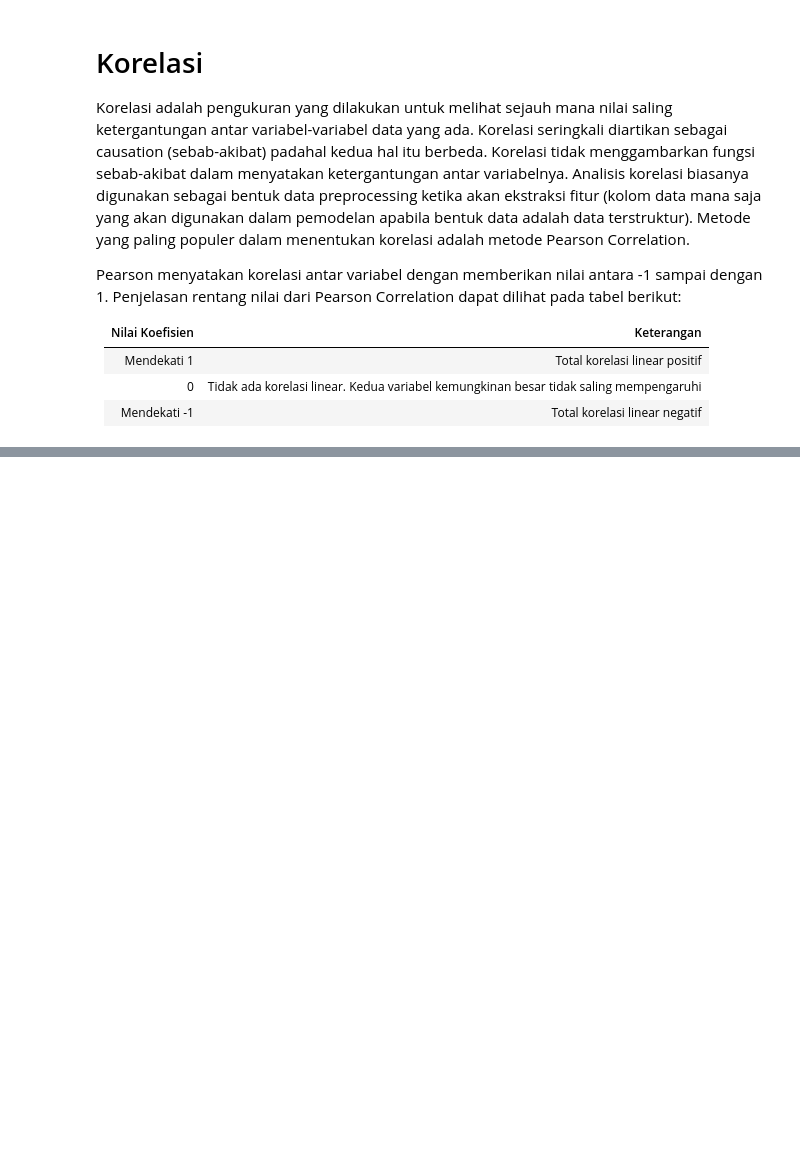
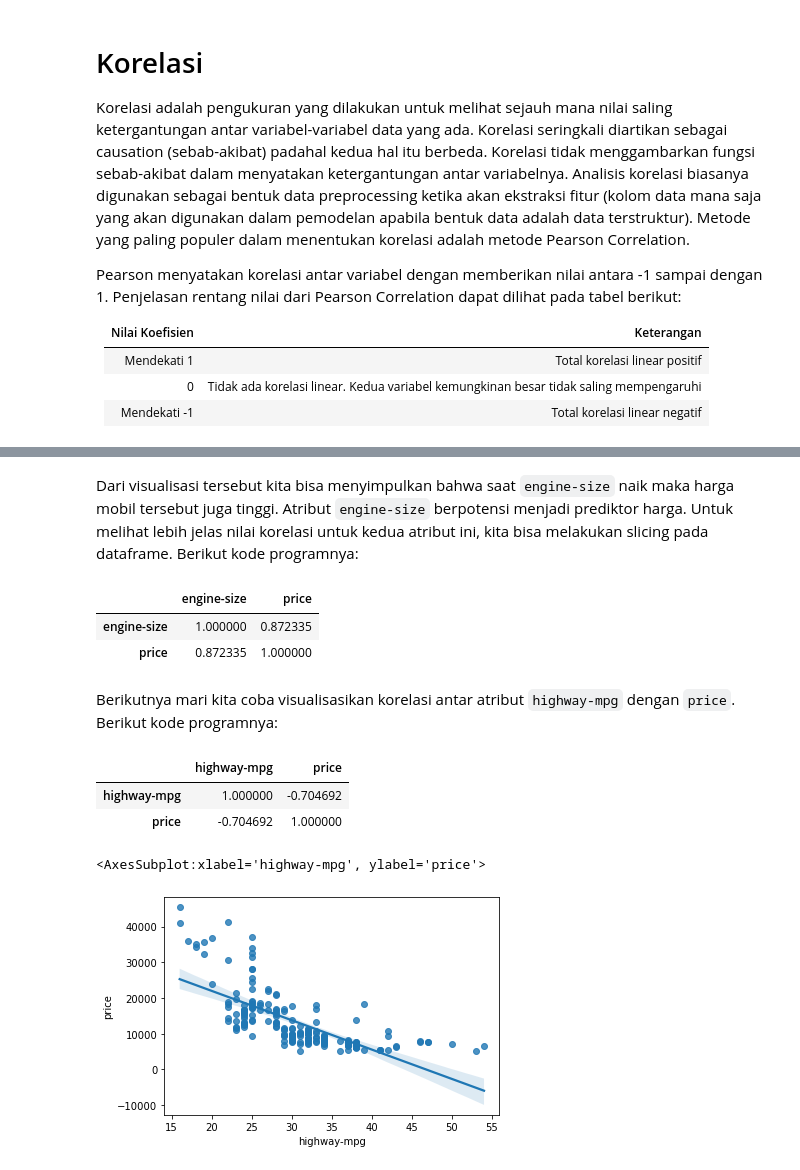
Before and after one commit to adammb86/FGAUNIKOM2021, a Jupyter notebook: Topic 14 - Visualisasi Data di Python.ipynb, the cells around one changed output, grey strips where cells are left out. Drawn from its saved outputs; the diff is of its cells as text; code cells hidden in the pictures; blank space fills up the shorter version.

```diff
--- a/Topic 14 - Visualisasi Data di Python.ipynb
+++ b/Topic 14 - Visualisasi Data di Python.ipynb
@@ -525,0 +607,21 @@ Pearson menyatakan korelasi antar variabel dengan memberikan nilai antara -1 sam
+# %% [markdown]
+Dari visualisasi tersebut kita bisa menyimpulkan bahwa saat ``engine-size`` naik maka harga mobil tersebut juga tinggi. Atribut ``engine-size`` berpotensi menjadi prediktor harga. Untuk melihat lebih jelas nilai korelasi untuk kedua atribut ini, kita bisa melakukan slicing pada dataframe. Berikut kode programnya:
+# %%
+display(df[['engine-size','price']].corr())
+# %% [output]
+|  | engine-size | price |
+| engine-size | 1.000000 | 0.872335 |
+| price | 0.872335 | 1.000000 |
+# %% [markdown]
+Berikutnya mari kita coba visualisasikan korelasi antar atribut ``highway-mpg`` dengan ``price``. Berikut kode programnya:
+# %%
+display(df[['highway-mpg','price']].corr())
+# %% [output]
+|  | highway-mpg | price |
+| highway-mpg | 1.000000 | -0.704692 |
+| price | -0.704692 | 1.000000 |
+# %%
+sbn.regplot(x="highway-mpg", y="price", data=df)
+# %% [output]
+<AxesSubplot:xlabel='highway-mpg', ylabel='price'>
+[figure, added]
```
Also changed, not shown: parts of 14 cells of this notebook.
